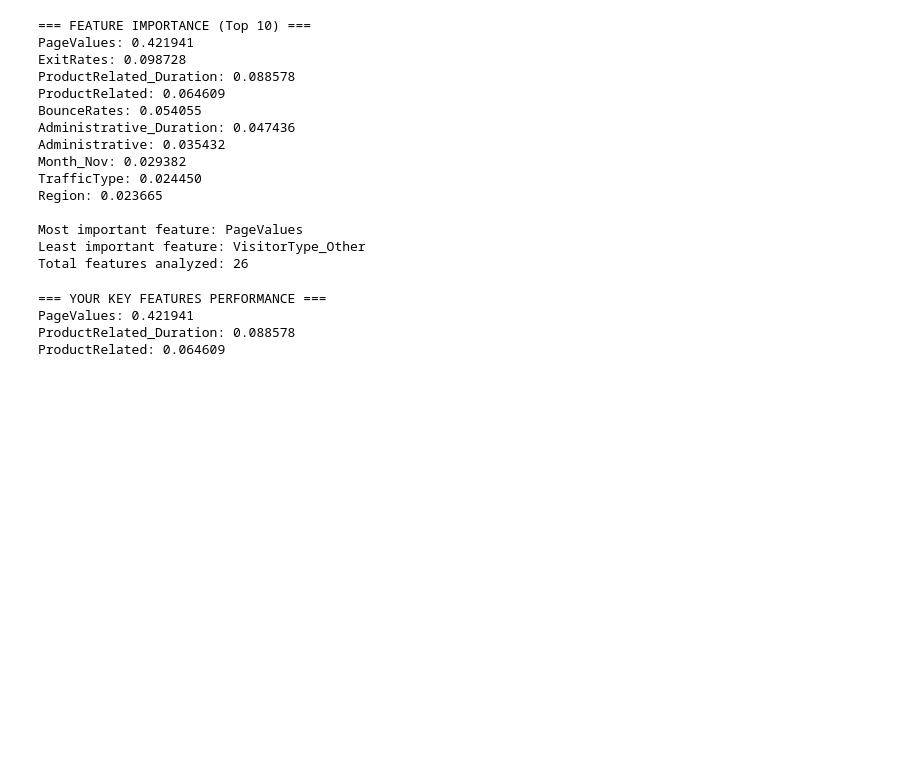
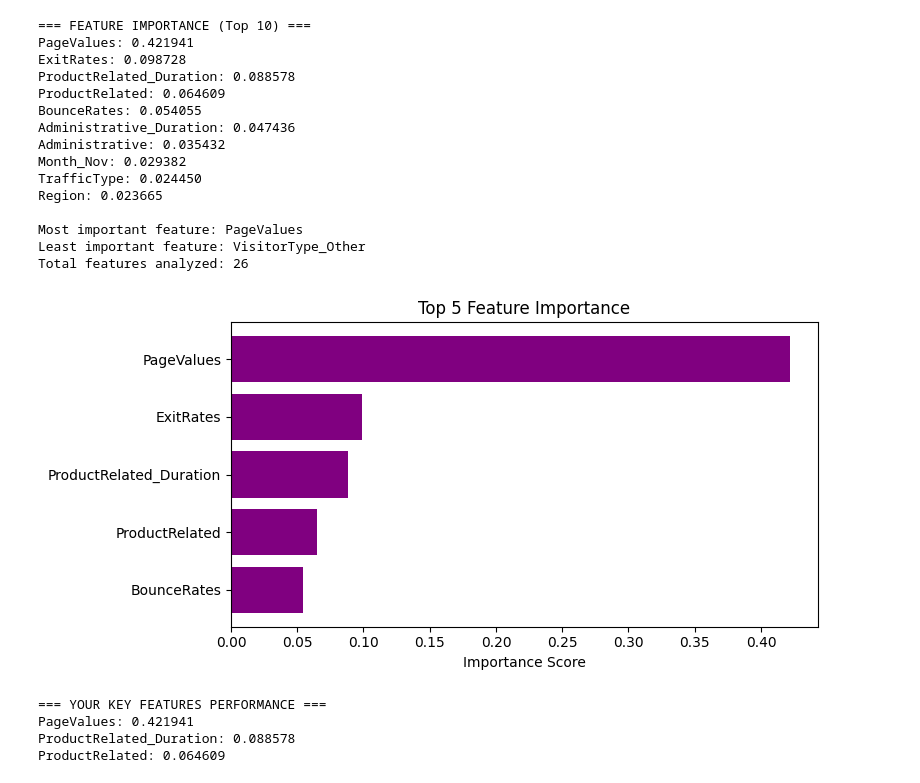
Before and after one commit to eliu14/project4_bootcamp, a Jupyter notebook: RandomForest_Analysis.ipynb, the cells around one changed output. Cells and saved outputs as stored; diff of their text form; code cells hidden in the pictures; blank space fills up the shorter version.

```diff
--- a/RandomForest_Analysis.ipynb
+++ b/RandomForest_Analysis.ipynb
@@ -177,6 +177,19 @@ Region: 0.023665
 Most important feature: PageValues
 Least important feature: VisitorType_Other
 Total features analyzed: 26
+# %%
+plt.figure(figsize=(8, 4))
+top_5 = feature_importance.head(5)
+
+plt.barh(range(len(top_5)), top_5['importance'], color='purple')
+plt.yticks(range(len(top_5)), top_5['feature'])
+plt.xlabel('Importance Score')
+plt.title('Top 5 Feature Importance')
+plt.gca().invert_yaxis()  # Most important at top
+plt.tight_layout()
+plt.show()
+# %% [output]
+[figure, added]
 # %%
 #Isolate Key Features to focus
 key_features = ['PageValues', 'ProductRelated_Duration', 'ProductRelated']
```
Also changed, not shown: parts of 9 cells of this notebook, 1 other file.
